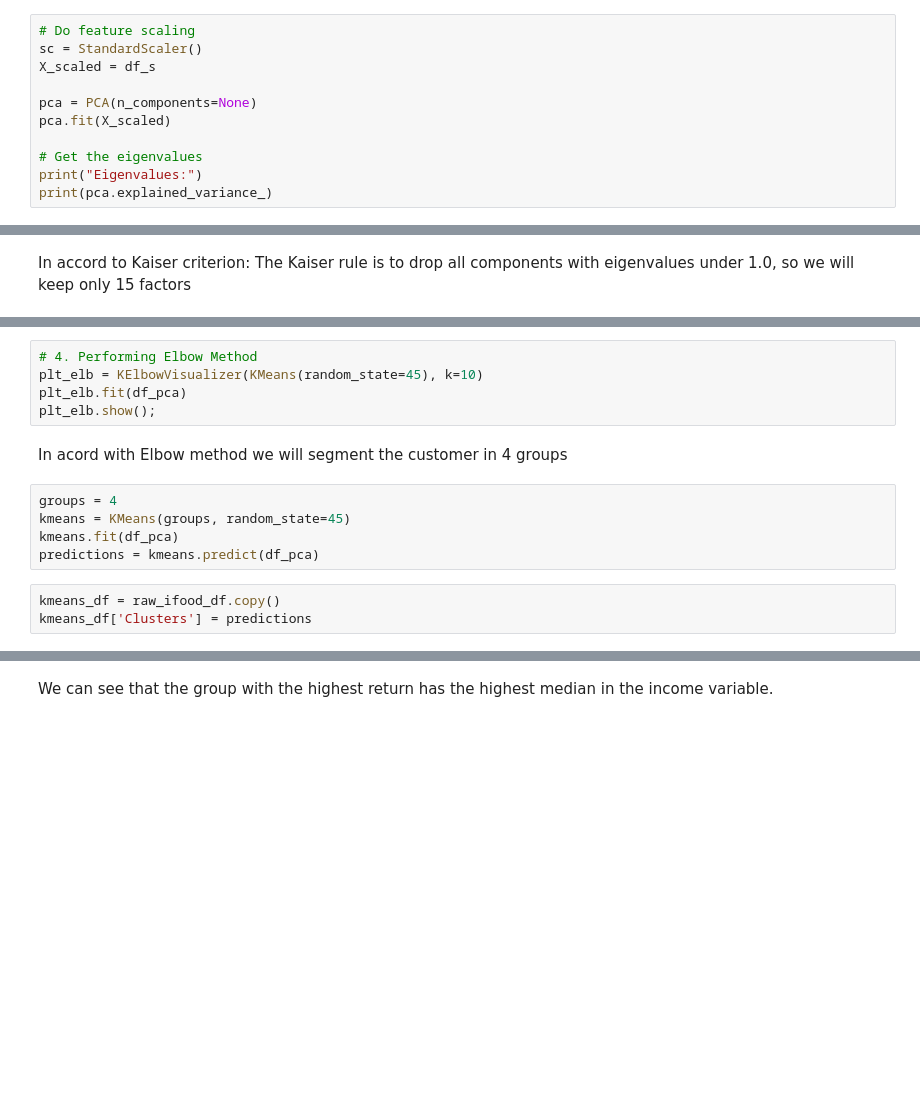
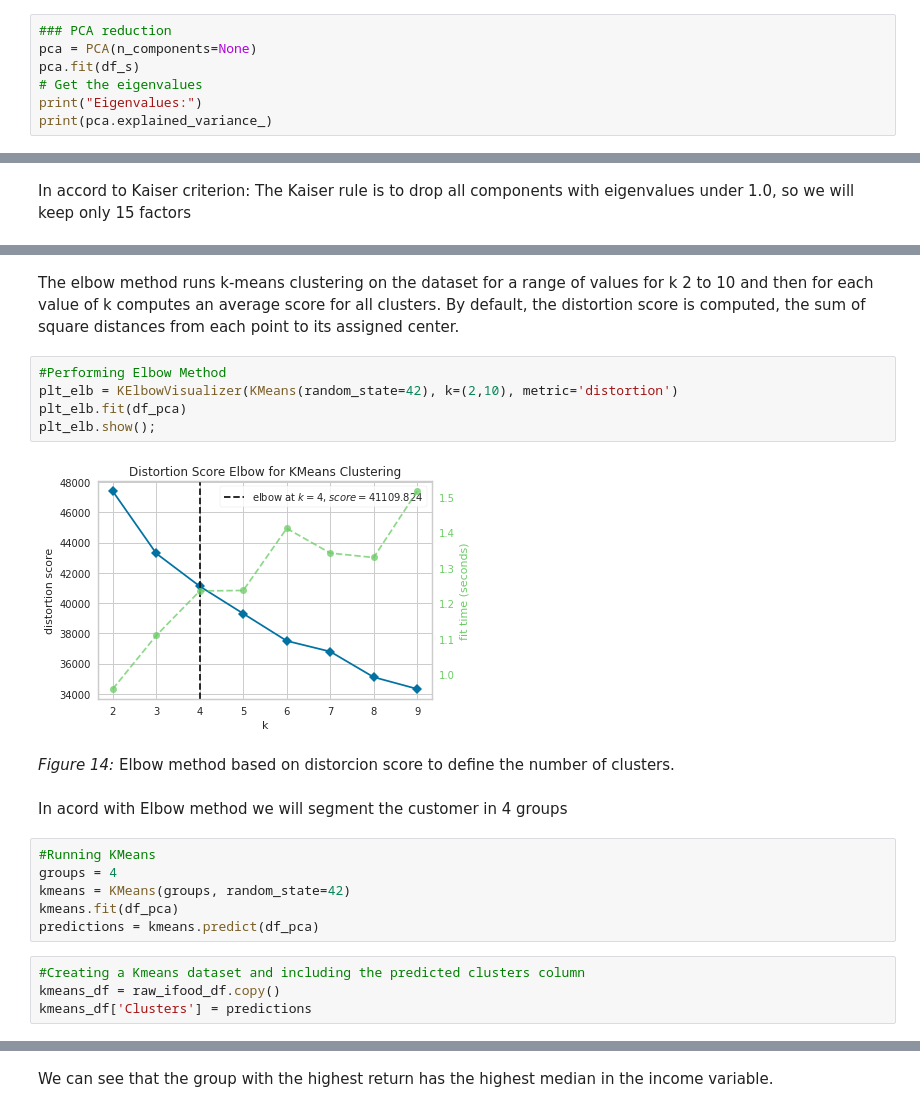
Before and after one commit to fpmacedo/ifood_data_analyst_test, a Jupyter notebook: Marketing Campaign Analysis - iFood CRM Data Analyst Case.ipynb, the cells around one changed output, grey strips where cells are left out. Cells and saved outputs as stored; diff of their text form; blank space fills up the shorter version.

```diff
--- a/Marketing Campaign Analysis - iFood CRM Data Analyst Case.ipynb
+++ b/Marketing Campaign Analysis - iFood CRM Data Analyst Case.ipynb
@@ -728,13 +807,9 @@ df_s.columns
 # %% [markdown]
 ### PCA to dimensionality reduction
 # %%
-# Do feature scaling
-sc = StandardScaler()
-X_scaled = df_s
-
+### PCA reduction
 pca = PCA(n_components=None)
-pca.fit(X_scaled)
-
+pca.fit(df_s)
 # Get the eigenvalues
 print("Eigenvalues:")
 print(pca.explained_variance_)
@@ -752,16 +846,24 @@ df_pca.head()
+# %% [markdown]
+The elbow method runs k-means clustering on the dataset for a range of values for k 2 to 10 and then for each value of k computes an average score for all clusters. By default, the distortion score is computed, the sum of square distances from each point to its assigned center.
 # %%
-# 4. Performing Elbow Method
-plt_elb = KElbowVisualizer(KMeans(random_state=45), k=10)
+#Performing Elbow Method
+plt_elb = KElbowVisualizer(KMeans(random_state=42), k=(2,10), metric='distortion')
 plt_elb.fit(df_pca)
 plt_elb.show();
+# %% [output]
+[figure, added]
+# %% [markdown]
+<i>Figure 14:</i> Elbow method based on distorcion score to define the number of clusters.
 # %% [markdown]
 In acord with Elbow method we will segment the customer in 4 groups
 # %%
+#Running KMeans
 groups = 4
-kmeans = KMeans(groups, random_state=45)
+kmeans = KMeans(groups, random_state=42)
 kmeans.fit(df_pca)
 predictions = kmeans.predict(df_pca)
 # %%
+#Creating a Kmeans dataset and including the predicted clusters column
 kmeans_df = raw_ifood_df.copy()
 kmeans_df['Clusters'] = predictions
 # %%
```
Also changed, not shown: parts of 59 cells of this notebook, 1 other file.
